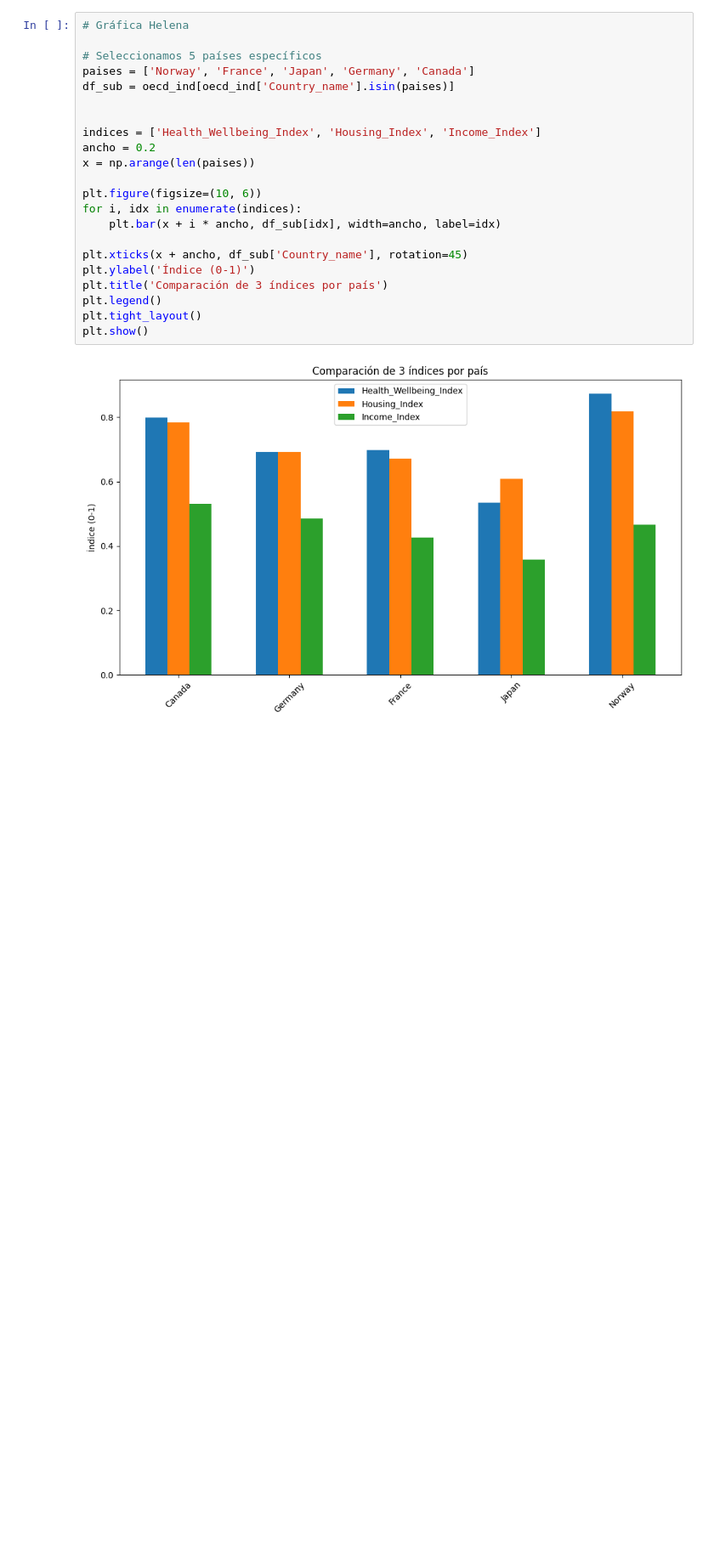
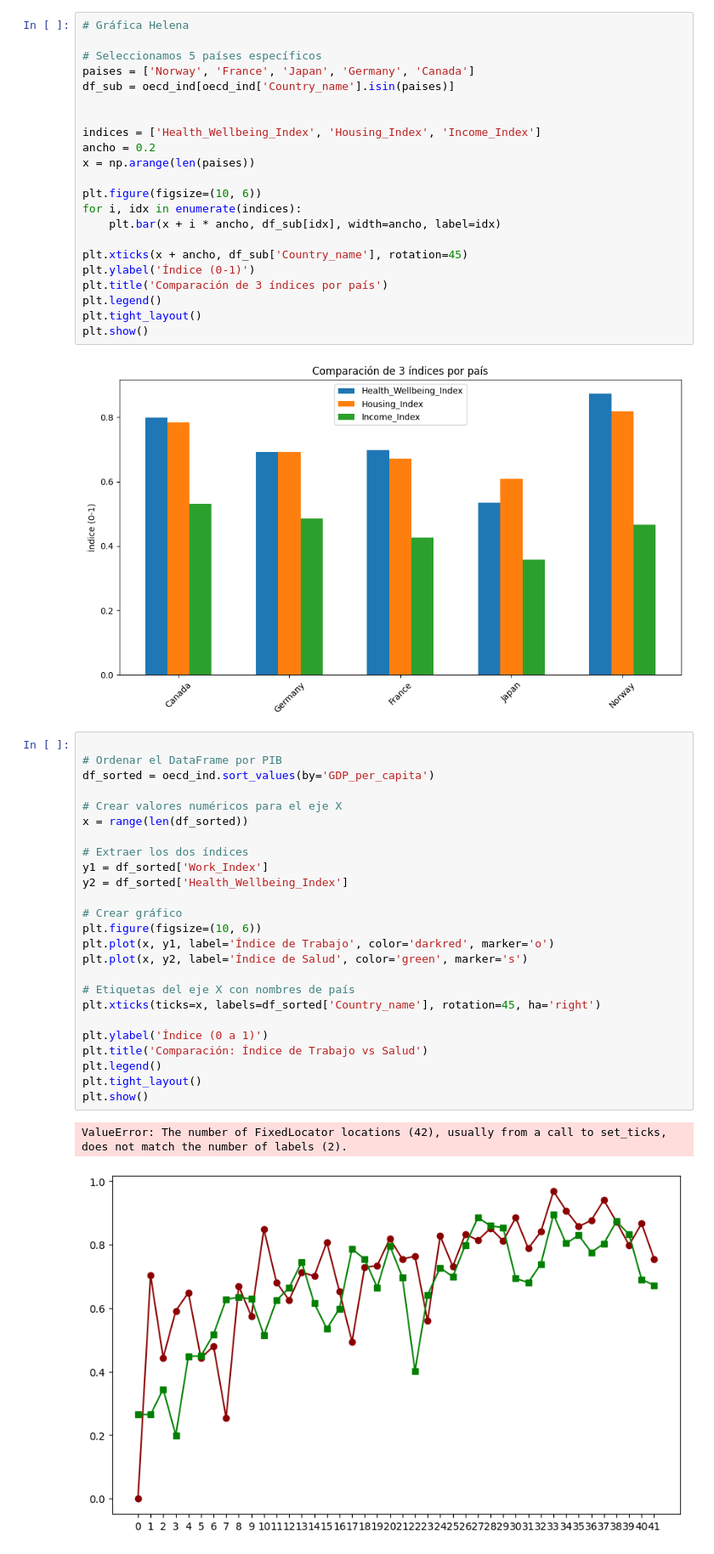
Before and after one commit to IDM4s-2025/vis-641-10, a Jupyter notebook: OECD/indice.ipynb, the cells around one changed output. Shown at 85% size. Drawn from its saved outputs; the diff is of its cells as text; blank space fills up the shorter version.

```diff
--- a/OECD/indice.ipynb
+++ b/OECD/indice.ipynb
@@ -618,3 +618,31 @@ plt.tight_layout()
 plt.show()
 # %% [output]
 [figure]
+# %%
+
+# Ordenar el DataFrame por PIB
+df_sorted = oecd_ind.sort_values(by='GDP_per_capita')
+
+# Crear valores numéricos para el eje X
+x = range(len(df_sorted))
+
+# Extraer los dos índices
+y1 = df_sorted['Work_Index']
+y2 = df_sorted['Health_Wellbeing_Index']
+
+# Crear gráfico
+plt.figure(figsize=(10, 6))
+plt.plot(x, y1, label='Índice de Trabajo', color='darkred', marker='o')
+plt.plot(x, y2, label='Índice de Salud', color='green', marker='s')
+
+# Etiquetas del eje X con nombres de país
+plt.xticks(ticks=x, labels=df_sorted['Country_name'], rotation=45, ha='right')
+
+plt.ylabel('Índice (0 a 1)')
+plt.title('Comparación: Índice de Trabajo vs Salud')
+plt.legend()
+plt.tight_layout()
+plt.show()
+# %% [output]
+ValueError: The number of FixedLocator locations (42), usually from a call to set_ticks, does not match the number of labels (2).
+[figure, added]
```
